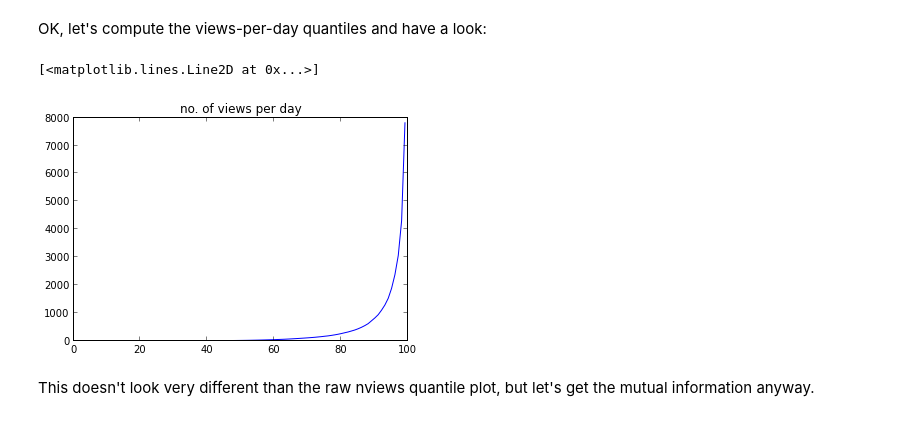
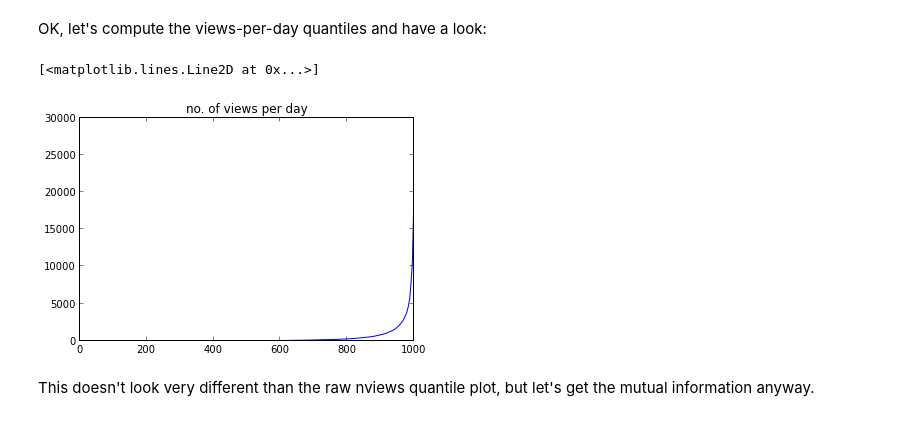
Before and after one commit to dmgoldschmidt/code, a Jupyter notebook: Course_Notes_scratch.ipynb, the cells around one changed output. Drawn from its saved outputs; the diff is of its cells as text; code cells hidden in the pictures.

```diff
--- a/Course_Notes_scratch.ipynb
+++ b/Course_Notes_scratch.ipynb
@@ -904,15 +910,15 @@ for i in range(0,2):
 OK, let's compute the views-per-day quantiles and have a look:
 # %%
 ndays = [days_from(metadata['date'][i]) for i in range(0,len(metadata['date']))]
-views_per_day = (data['nviews']/ndays).dropna()
-vpd_qtiles = [views_per_day.quantile(x) for x in arange(0,1,.01)]
+views_per_day = (metadata['nviews']/ndays).dropna()
+vpd_qtiles = [views_per_day.quantile(x) for x in arange(0,1,.001)]
 fig1 = figure()
 ax1 = fig1.add_subplot(1,1,1)
 ax1.set_title('no. of views per day')
 ax1.plot(vpd_qtiles)
 # %% [output]
 [<matplotlib.lines.Line2D at 0x...>]
-[figure, old version]
+[figure, new version]
 # %% [markdown]
 This doesn't look very different than the raw nviews quantile plot, but let's get the mutual information anyway.
 # %%
```
Also changed, not shown: parts of 16 cells of this notebook.
